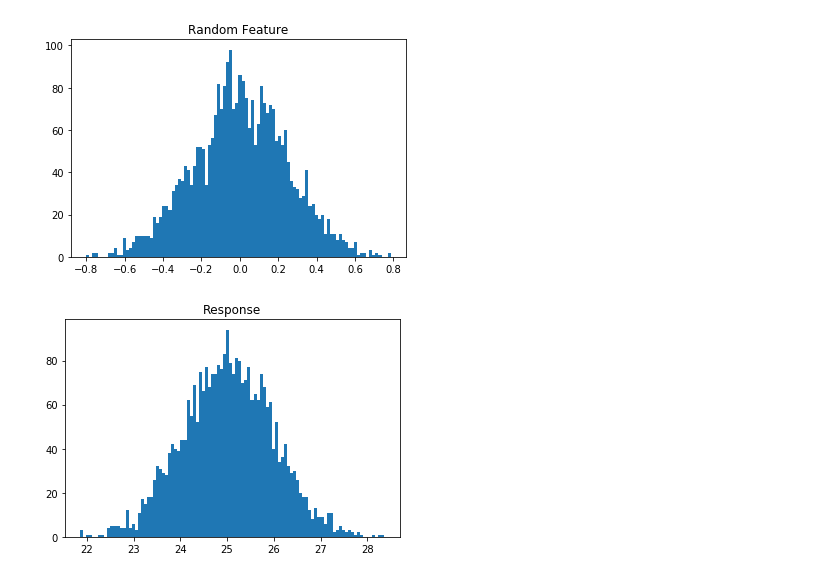
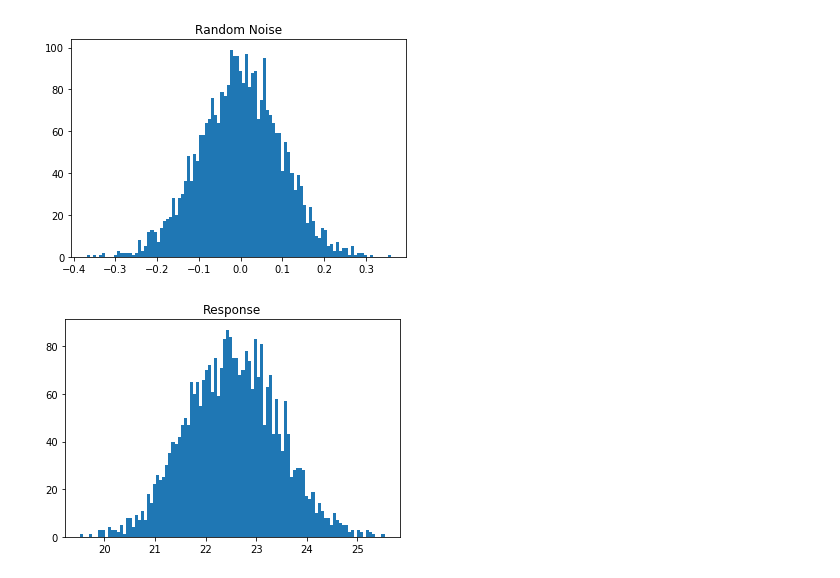
Before and after one commit to stephenleo/HVM-SPC, a Jupyter notebook: data_generator.ipynb, the cells around one changed output. Drawn from its saved outputs; the diff is of its cells as text; code cells hidden in the pictures.

```diff
--- a/data_generator.ipynb
+++ b/data_generator.ipynb
@@ -30,13 +31,13 @@ plt.title('feature_4');
 # %%
-random_feature = [gauss(0, 0.25) for i in range(3000)]
-plt.hist(random_feature, bins = 100)
-plt.title('Random Feature');
+random_noise = [gauss(0, 0.1) for i in range(3000)]
+plt.hist(random_noise, bins = 100)
+plt.title('Random Noise');
 # %% [output]
-[figure, old version]
+[figure, new version]
 # %%
-response = (25) * feature_1 + (-25) * feature_2 + 0.1 * feature_3 + 0.05 * feature_4 + random_feature - 40
+response = (250) * feature_1 + (-250) * feature_2 + (-0.1) * feature_3 + 0.05 * feature_4 + random_noise + 35
 
 plt.hist(response, bins = 100)
 plt.title('Response');
 # %% [output]
-[figure, old version]
+[figure, new version]
```
Also changed, not shown: parts of 30 cells of this notebook.
